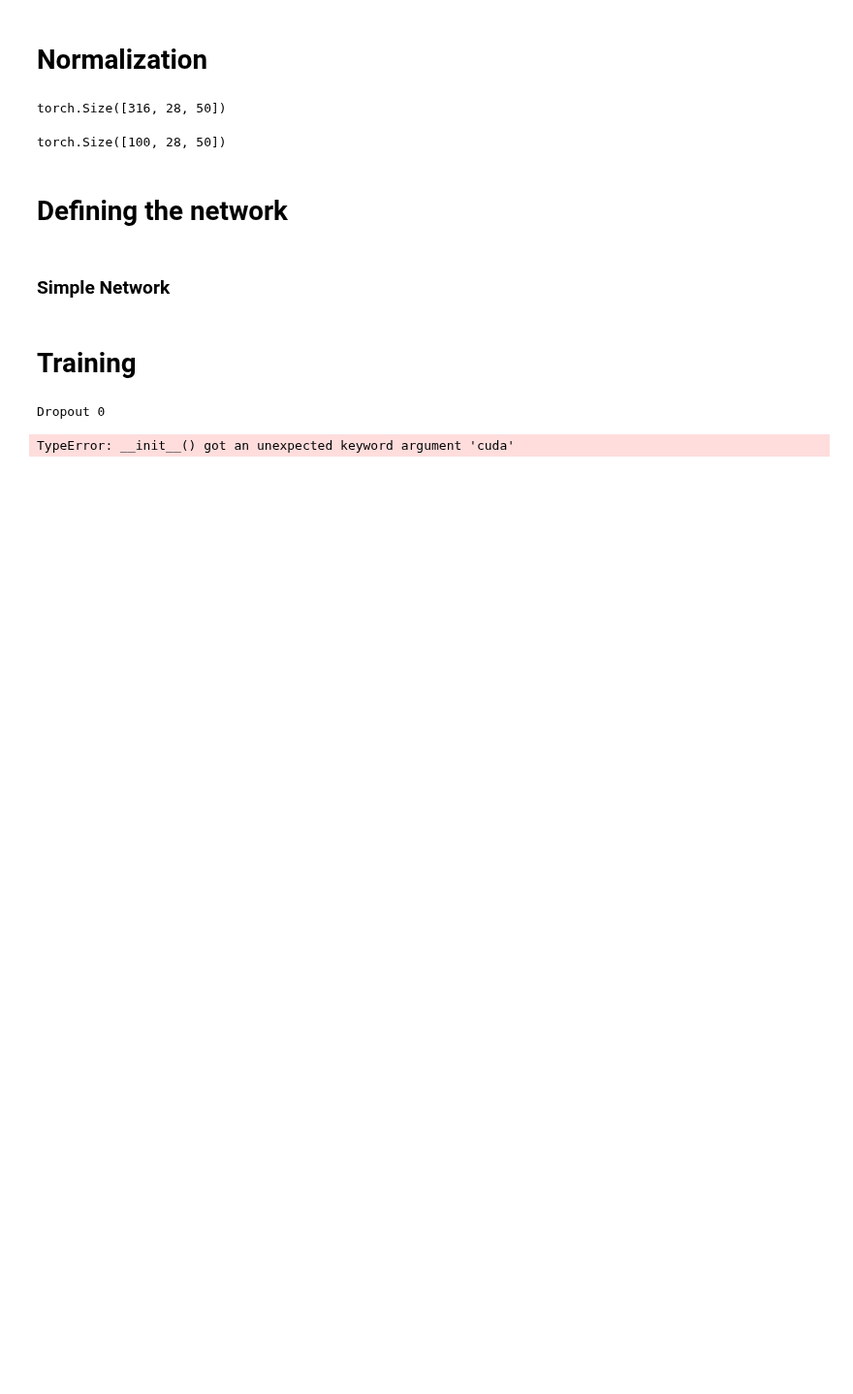
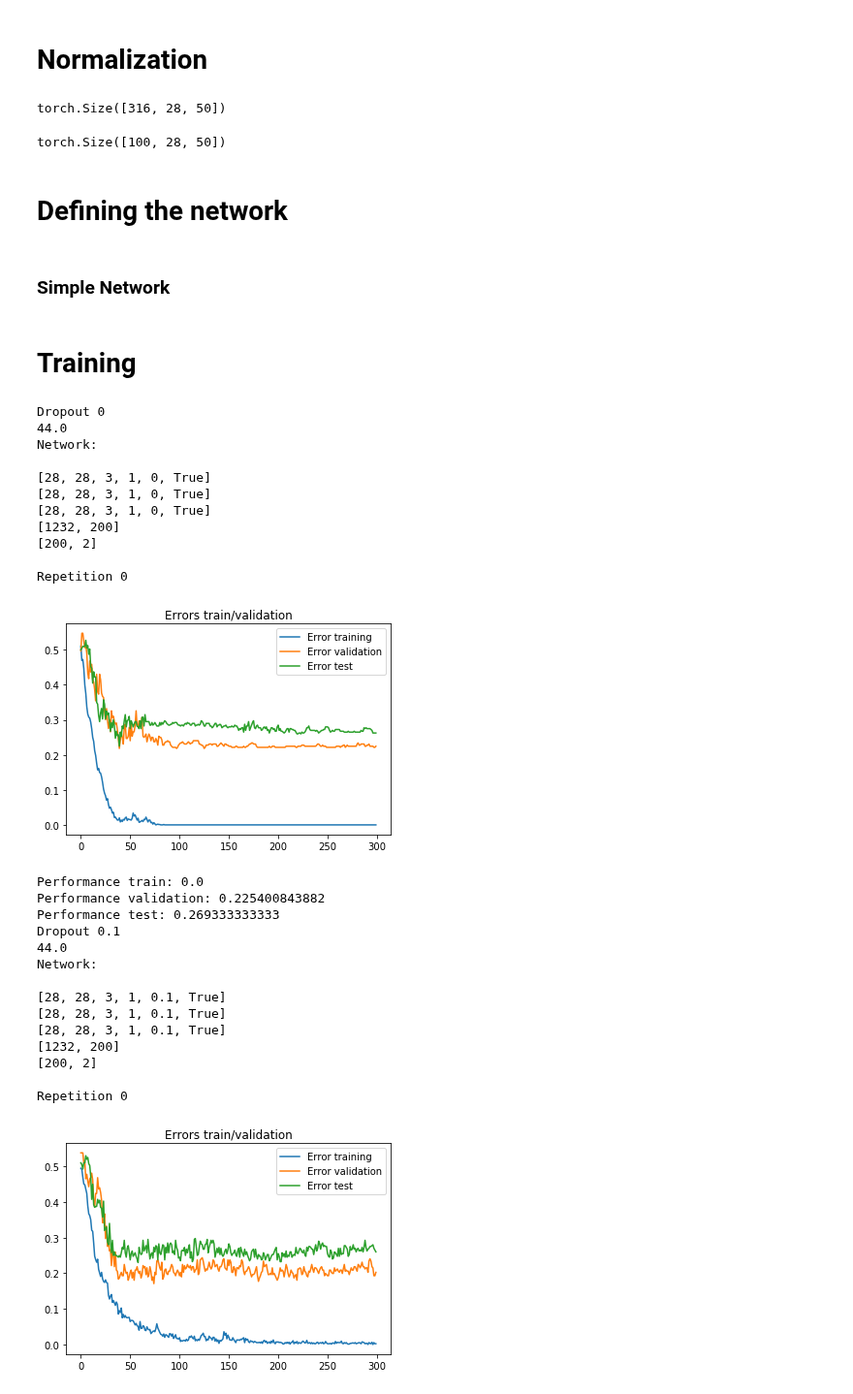
Before and after one commit to deatinor/EEG, a Jupyter notebook: stefano/models_pc2.ipynb, the cells around one changed output. Shown at 97% size. Cells and saved outputs as stored; diff of their text form; code cells hidden in the pictures; blank space fills up the shorter version.

```diff
--- a/stefano/models_pc2.ipynb
+++ b/stefano/models_pc2.ipynb
@@ -76,26 +76,51 @@ test_dataset=(test_dataset-mean)/std
 # %%
 dropout_values=[0,0.1,0.2,0.3,0.4,0.5,0.6,0.7,0.8,0.9]
 results=[]
 for dropout in dropout_values:
     print('Dropout',dropout)
     cv=CrossValidation(k=4,train_dataset=train_dataset,test_dataset=test_dataset,
-                   train_target=train_target,test_target=test_target,cuda=False)
+                   train_target=train_target,test_target=test_target,cuda=True)
 
-    net_type=FourCNNLayers
+    net_type=ThreeCNNLayers
     optimizer_type=optim.Adam
     criterion_type=nn.CrossEntropyLoss
     network_params=NetworkParams(conv_filters=[28,28,28],conv_kernels=[3,3,3],
                                  linear_filters=[200,2],
                                  dropout_rate=dropout,batch_norm=True,conv1D=True)
     optimizer_params=OptimizerParams()
-    train_params=TrainParams(max_epoch=400,mini_batch_size=79)
+    train_params=TrainParams(max_epoch=300,mini_batch_size=79)
 
 
     params=Params(net_type,optimizer_type,criterion_type,network_params=network_params,
-                  optimizer_params=optimizer_params,train_params=train_params,cuda=False)
+                  optimizer_params=optimizer_params,train_params=train_params,cuda=True)
 
     cv(params,repetitions=1,cross_validation=True,repetitions_test=4)
     results.append(cv.result)
 # %% [output]
 Dropout 0
+44.0
+Network:
+
+[28, 28, 3, 1, 0, True]
+[28, 28, 3, 1, 0, True]
+[28, 28, 3, 1, 0, True]
+[1232, 200]
+[200, 2]
+
+Repetition 0
+[figure, added]
-TypeError: __init__() got an unexpected keyword argument 'cuda'
+Performance train: 0.0
+Performance validation: 0.225400843882
+Performance test: 0.269333333333
+Dropout 0.1
+44.0
+Network:
+
+[28, 28, 3, 1, 0.1, True]
+[28, 28, 3, 1, 0.1, True]
+[28, 28, 3, 1, 0.1, True]
+[1232, 200]
+[200, 2]
+
+Repetition 0
+[figure, added]
```
Also changed, not shown: parts of 1 cell of this notebook.
